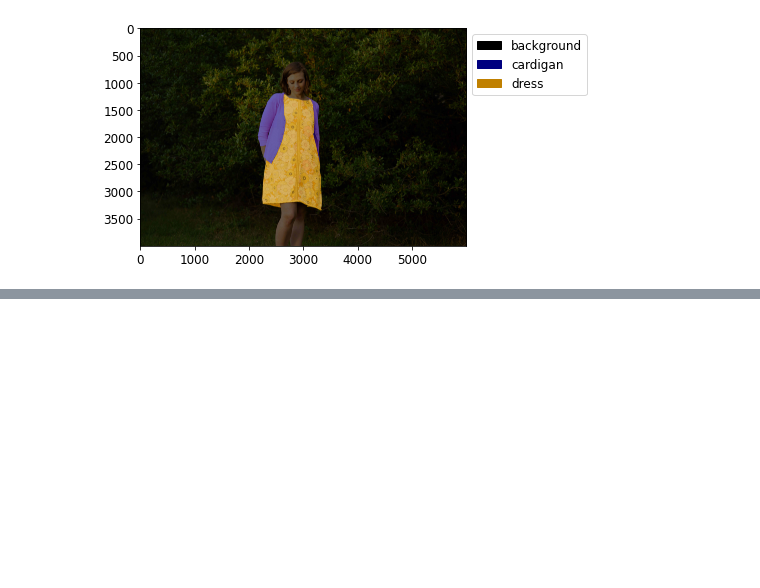
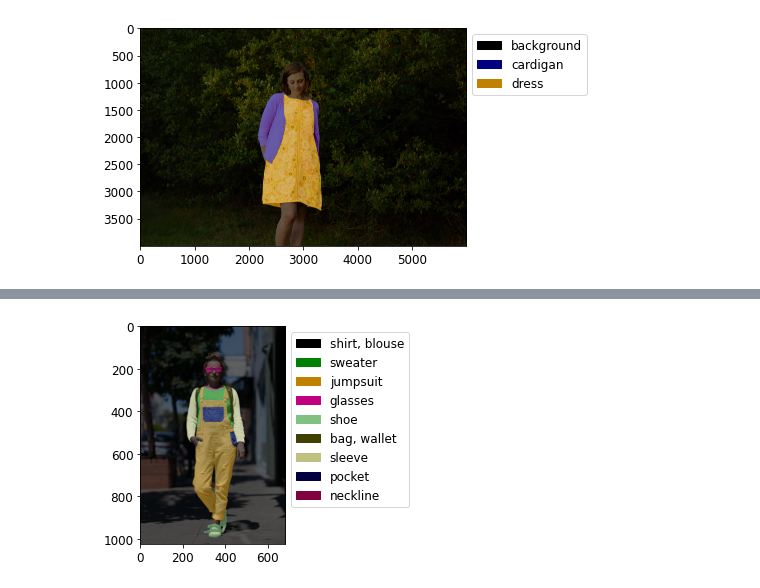
Before and after one commit to hrsma2i/dataset-iMaterialist, a Jupyter notebook: notebook/EDA.ipynb, the cells around one changed output, grey strips where cells are left out. Cells and saved outputs as stored; diff of their text form; code cells hidden in the pictures; blank space fills up the shorter version.

```diff
--- a/notebook/EDA.ipynb
+++ b/notebook/EDA.ipynb
@@ -309,0 +368,15 @@ df_ctg.sort_values("freq", ascending=False)
+# %%
+import matplotlib.pyplot as plt
+from segmentation.visualizations import vis_segmap
+
+
+ax, legend_handles = vis_segmap(
+    np.array(pil_img),
+    segmap,
+    label_names=df_ctg["name"].tolist(),
+#     all_label_names_in_legend=True,
+    alpha=0.6,
+)
+_ = ax.legend(handles=legend_handles, bbox_to_anchor=(1, 1), loc=2)
+# %% [output]
+[figure, added]
```
Also changed, not shown: parts of 4 cells of this notebook, 3 other files.
